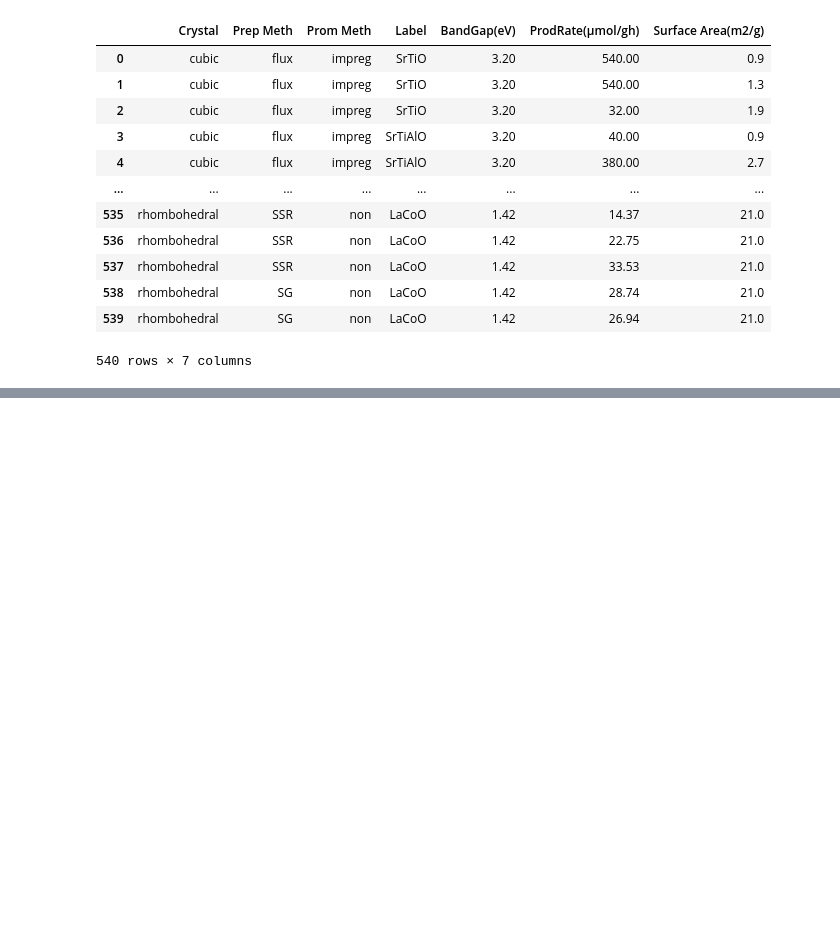
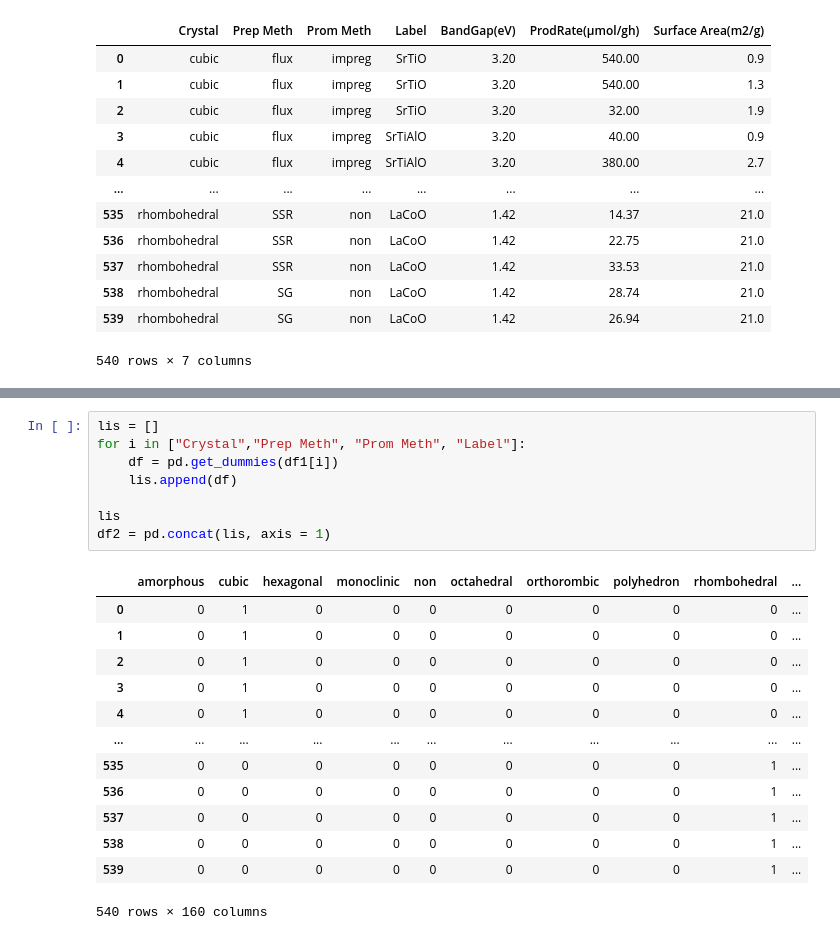
Before and after one commit to ShibataKenshin/Water_spliiting, a Jupyter notebook: random_forest_rawdata.ipynb, the cells around one changed output, grey strips where cells are left out. Cells and saved outputs as stored; diff of their text form; blank space fills up the shorter version.

```diff
--- a/random_forest_rawdata.ipynb
+++ b/random_forest_rawdata.ipynb
@@ -79,0 +119,22 @@ for i in
+# %%
+lis = []
+for i in ["Crystal","Prep Meth", "Prom Meth", "Label"]:
+    df = pd.get_dummies(df1[i])
+    lis.append(df)
+
+lis
+df2 = pd.concat(lis, axis = 1)
+# %% [output]
+|  | amorphous | cubic | hexagonal | monoclinic | non | octahedral | orthorombic | polyhedron | rhombohedral | ... |
+| 0 | 0 | 1 | 0 | 0 | 0 | 0 | 0 | 0 | 0 | ... |
+| 1 | 0 | 1 | 0 | 0 | 0 | 0 | 0 | 0 | 0 | ... |
+| 2 | 0 | 1 | 0 | 0 | 0 | 0 | 0 | 0 | 0 | ... |
+| 3 | 0 | 1 | 0 | 0 | 0 | 0 | 0 | 0 | 0 | ... |
+| 4 | 0 | 1 | 0 | 0 | 0 | 0 | 0 | 0 | 0 | ... |
+| ... | ... | ... | ... | ... | ... | ... | ... | ... | ... | ... |
+| 535 | 0 | 0 | 0 | 0 | 0 | 0 | 0 | 0 | 1 | ... |
+| 536 | 0 | 0 | 0 | 0 | 0 | 0 | 0 | 0 | 1 | ... |
+| 537 | 0 | 0 | 0 | 0 | 0 | 0 | 0 | 0 | 1 | ... |
+| 538 | 0 | 0 | 0 | 0 | 0 | 0 | 0 | 0 | 1 | ... |
+| 539 | 0 | 0 | 0 | 0 | 0 | 0 | 0 | 0 | 1 | ... |
+540 rows × 160 columns
```
Also changed, not shown: parts of 12 cells of this notebook.
